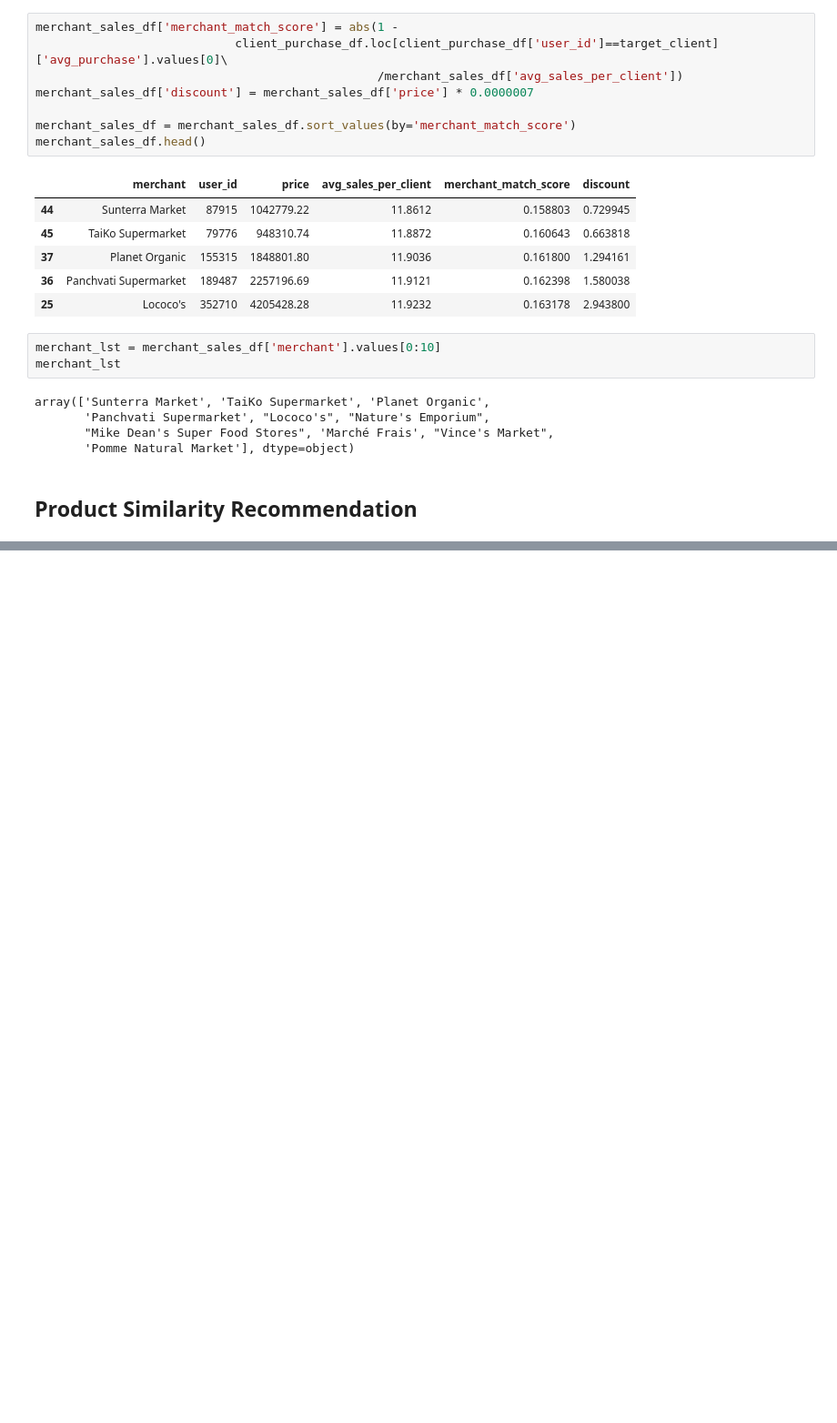
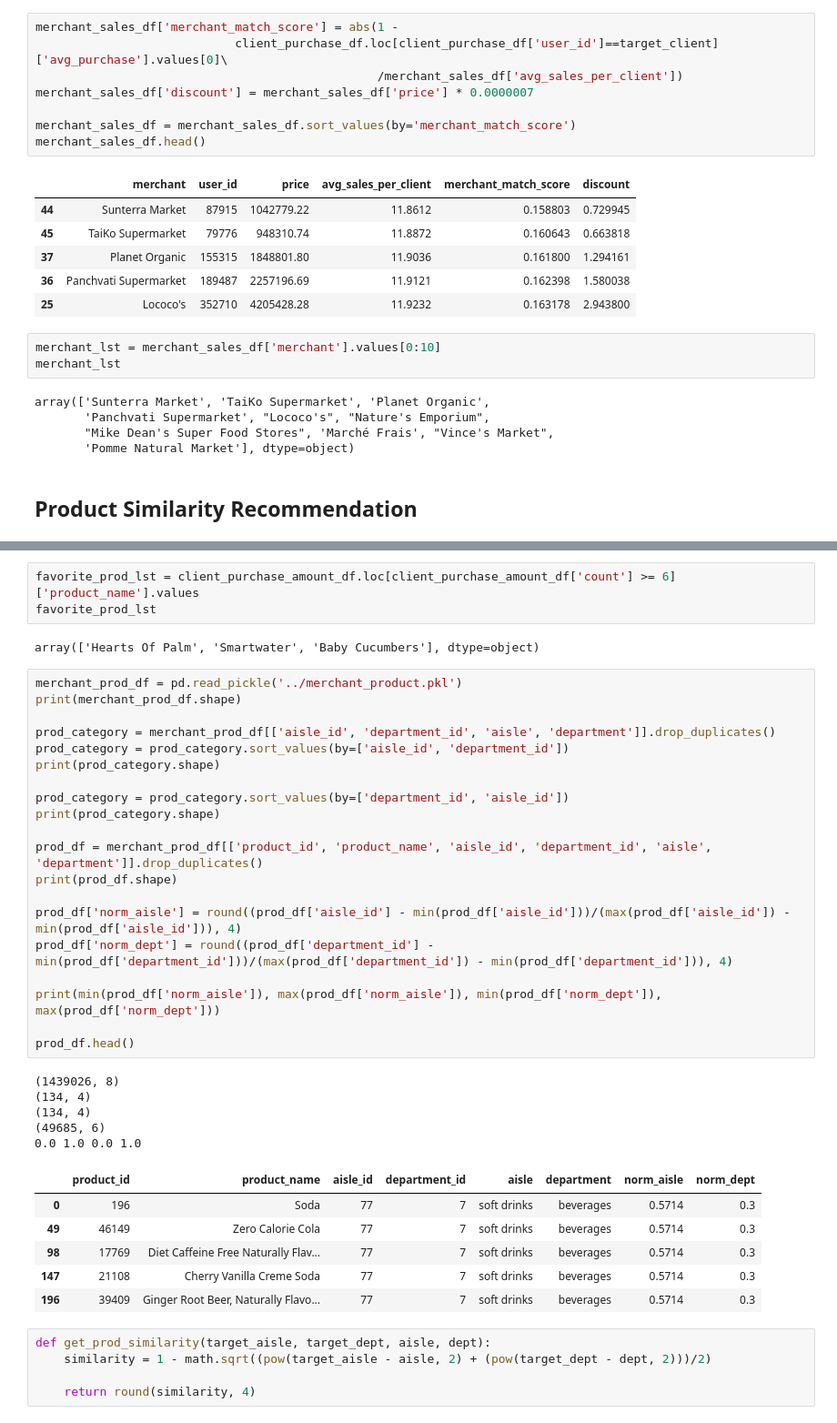
Before and after one commit to hanhanwu/Hanhan_Break_the_Limits, a Jupyter notebook: Bank_Fantasy/Golden_Bridge/recommendation_experiments/client_recommendation.ipynb, the cells around one changed output, grey strips where cells are left out. Shown: that part at 91% size. Drawn from its saved outputs; the diff is of its cells as text; blank space fills up the shorter version.

```diff
--- a/Bank_Fantasy/Golden_Bridge/recommendation_experiments/client_recommendation.ipynb
+++ b/Bank_Fantasy/Golden_Bridge/recommendation_experiments/client_recommendation.ipynb
@@ -122,0 +160,42 @@ array(['Sunterra Market', 'TaiKo Supermarket', 'Planet Organic',
+# %%
+favorite_prod_lst = client_purchase_amount_df.loc[client_purchase_amount_df['count'] >= 6]['product_name'].values
+favorite_prod_lst
+# %% [output]
+array(['Hearts Of Palm', 'Smartwater', 'Baby Cucumbers'], dtype=object)
+# %%
+merchant_prod_df = pd.read_pickle('../merchant_product.pkl')
+print(merchant_prod_df.shape)
+
+prod_category = merchant_prod_df[['aisle_id', 'department_id', 'aisle', 'department']].drop_duplicates()
+prod_category = prod_category.sort_values(by=['aisle_id', 'department_id'])
+print(prod_category.shape)
+
+prod_category = prod_category.sort_values(by=['department_id', 'aisle_id'])
+print(prod_category.shape)
+
+prod_df = merchant_prod_df[['product_id', 'product_name', 'aisle_id', 'department_id', 'aisle', 'department']].drop_duplicates()
+print(prod_df.shape)
+
+prod_df['norm_aisle'] = round((prod_df['aisle_id'] - min(prod_df['aisle_id']))/(max(prod_df['aisle_id']) - min(prod_df['aisle_id'])), 4)
+prod_df['norm_dept'] = round((prod_df['department_id'] - min(prod_df['department_id']))/(max(prod_df['department_id']) - min(prod_df['department_id'])), 4)
+
+print(min(prod_df['norm_aisle']), max(prod_df['norm_aisle']), min(prod_df['norm_dept']), max(prod_df['norm_dept']))
+
+prod_df.head()
+# %% [output]
+(1439026, 8)
+(134, 4)
+(134, 4)
+(49685, 6)
+0.0 1.0 0.0 1.0
+|  | product_id | product_name | aisle_id | department_id | aisle | department | norm_aisle | norm_dept |
+| 0 | 196 | Soda | 77 | 7 | soft drinks | beverages | 0.5714 | 0.3 |
+| 49 | 46149 | Zero Calorie Cola | 77 | 7 | soft drinks | beverages | 0.5714 | 0.3 |
+| 98 | 17769 | Diet Caffeine Free Naturally Flav... | 77 | 7 | soft drinks | beverages | 0.5714 | 0.3 |
+| 147 | 21108 | Cherry Vanilla Creme Soda | 77 | 7 | soft drinks | beverages | 0.5714 | 0.3 |
+| 196 | 39409 | Ginger Root Beer, Naturally Flavo... | 77 | 7 | soft drinks | beverages | 0.5714 | 0.3 |
+# %%
+def get_prod_similarity(target_aisle, target_dept, aisle, dept):
+    similarity = 1 - math.sqrt((pow(target_aisle - aisle, 2) + (pow(target_dept - dept, 2)))/2)
+
+    return round(similarity, 4)
```
Also changed, not shown: parts of 5 cells of this notebook.
